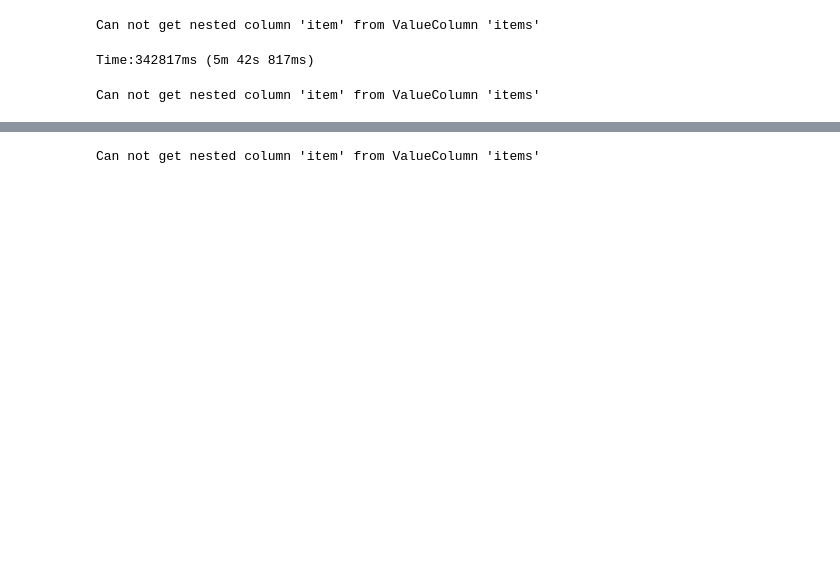
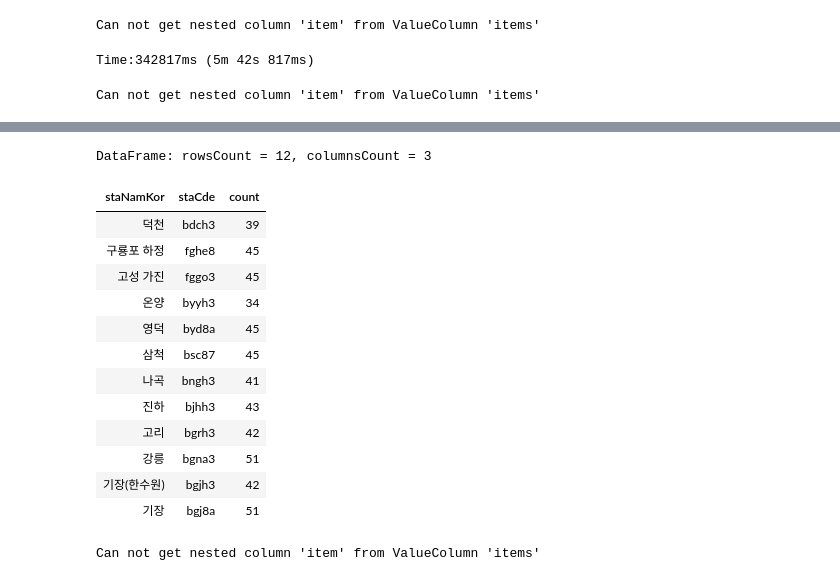
Before and after one commit to unchil/Notebook, a Jupyter notebook: SeaWaterQuality.ipynb, the cells around one changed output, grey strips where cells are left out. Saved outputs shown, nothing was run; the diff lists cells and outputs as text; code cells hidden in the pictures; blank space fills up the shorter version.

```diff
--- a/SeaWaterQuality.ipynb
+++ b/SeaWaterQuality.ipynb
@@ -81,3 +90,3 @@ val rawEastParse = rawEastConcat.parse()
 # %%
-rawEastParse.groupBy{ staNamKor and staCde}.count()
+rawEastConcat.groupBy{ staNamKor and staCde}.count()
 # %% [output]
@@ -85,3 +93,17 @@ rawEastParse.groupBy{ staNamKor and staCde}.count()
+DataFrame: rowsCount = 12, columnsCount = 3
+| staNamKor | staCde | count |
+| 덕천 | bdch3 | 39 |
+| 구룡포 하정 | fghe8 | 45 |
+| 고성 가진 | fggo3 | 45 |
+| 온양 | byyh3 | 34 |
+| 영덕 | byd8a | 45 |
+| 삼척 | bsc87 | 45 |
+| 나곡 | bngh3 | 41 |
+| 진하 | bjhh3 | 43 |
+| 고리 | bgrh3 | 42 |
+| 강릉 | bgna3 | 51 |
+| 기장(한수원) | bgjh3 | 42 |
+| 기장 | bgj8a | 51 |
 # %%
 val rawWestDf = load(url_West,maxPage )
 # %% [output]
```
Also changed, not shown: parts of 17 cells of this notebook, 1 other file.
